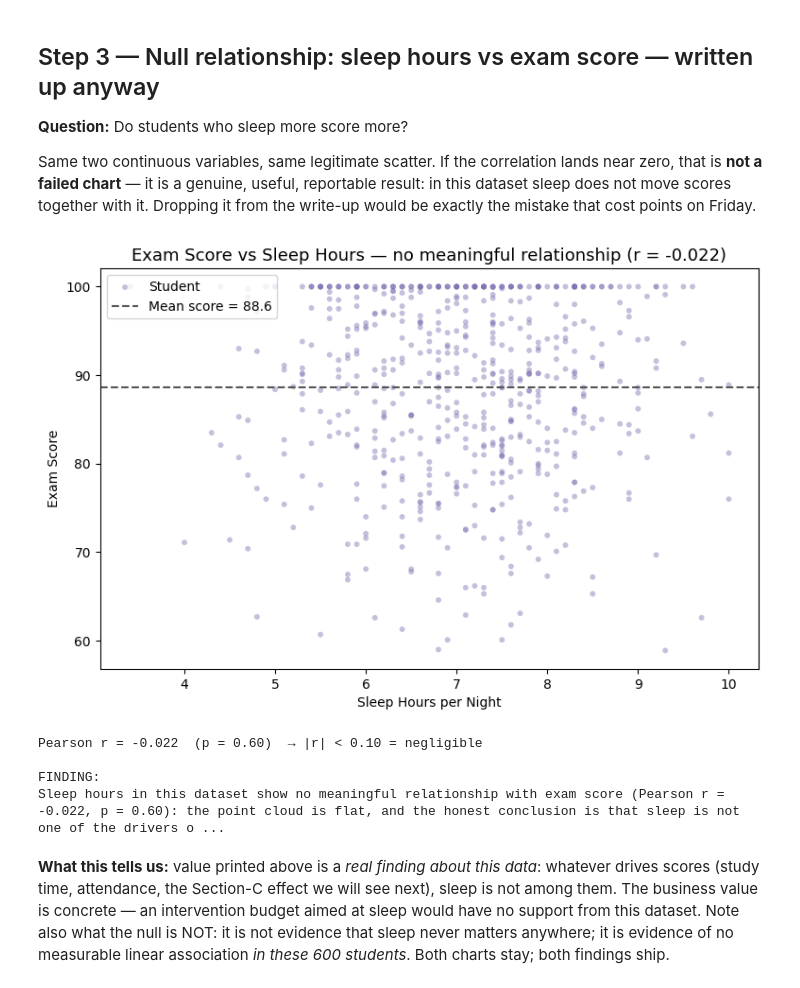
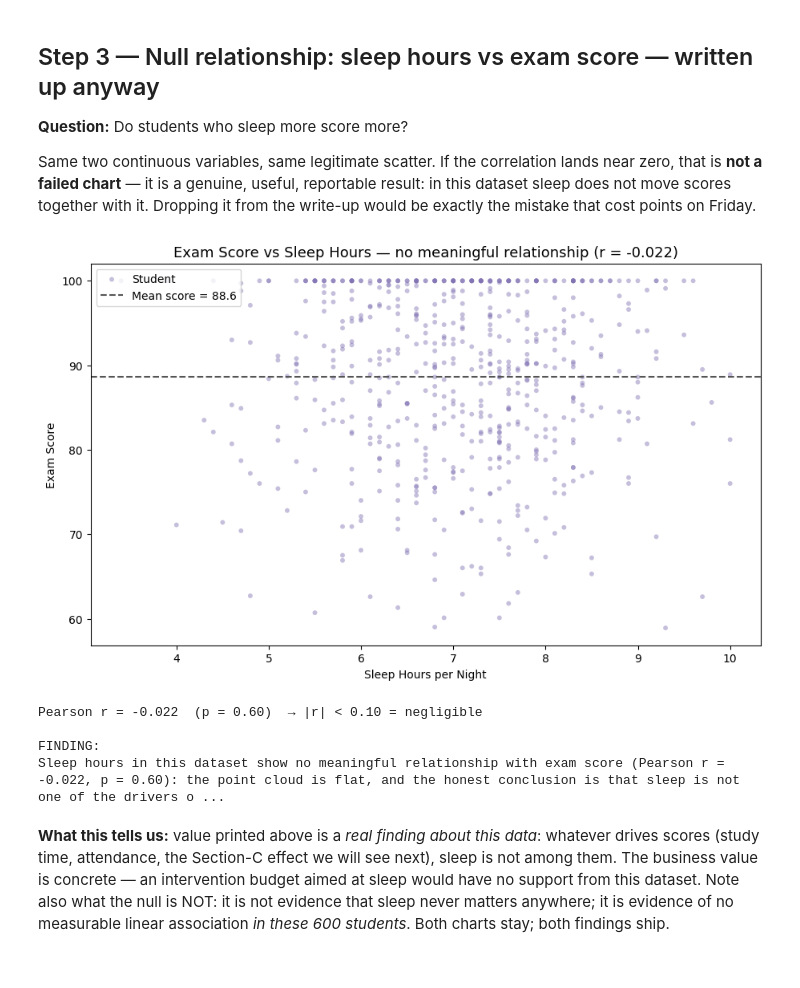
Before and after one commit to memoona-zahur/eda-precision-lab, a Jupyter notebook: week6_day1_precision_lab.ipynb, the cells around one changed output. Cells and saved outputs as stored; diff of their text form; code cells hidden in the pictures.

```diff
--- a/week6_day1_precision_lab.ipynb
+++ b/week6_day1_precision_lab.ipynb
@@ -141,24 +141,24 @@ Same two continuous variables, same legitimate scatter. If the correlation lands
 # %%
 xs_, ys_ = df["sleep_hours_per_night"], df["exam_score"]
 r_sleep, p_sleep = stats.pearsonr(xs_, ys_)
 
-fig, ax = plt.subplots(figsize=(9, 5.5))
+fig, ax = plt.subplots(figsize=(9, 5.5), layout="constrained")
 ax.scatter(xs_, ys_, s=18, alpha=0.45, color="#8172B3", edgecolor="none", label="Student")
 ax.axhline(ys_.mean(), color="#555555", ls="--", lw=1.5, label=f"Mean score = {ys_.mean():.1f}")
 ax.set_title(f"Exam Score vs Sleep Hours — no meaningful relationship (r = {r_sleep:.3f})", fontsize=13)
 ax.set_xlabel("Sleep Hours per Night"); ax.set_ylabel("Exam Score")
 ax.legend(loc="upper left")
-fig.savefig("chart_null_sleep.png", dpi=150)  # fixed size — asserted == saved
+fig.savefig("chart_null_sleep.png", dpi=150, bbox_inches="tight")
 plt.show()
 
 print(f"Pearson r = {r_sleep:+.3f}  (p = {p_sleep:.2f})  → |r| < 0.10 = negligible")
 
 finding3 = (f"Sleep hours in this dataset show no meaningful relationship with exam score "
             f"(Pearson r = {r_sleep:+.3f}, p = {p_sleep:.2f}): the point cloud is flat, and the "
             f"honest conclusion is that sleep is not one of the drivers of scores here.")
 print("\nFINDING:\n" + finding3)
 # %% [output]
-[figure, old version]
+[figure, new version]
 Pearson r = -0.022  (p = 0.60)  → |r| < 0.10 = negligible
 
 FINDING:
```
Also changed, not shown: parts of 9 cells of this notebook, 8 other files.
